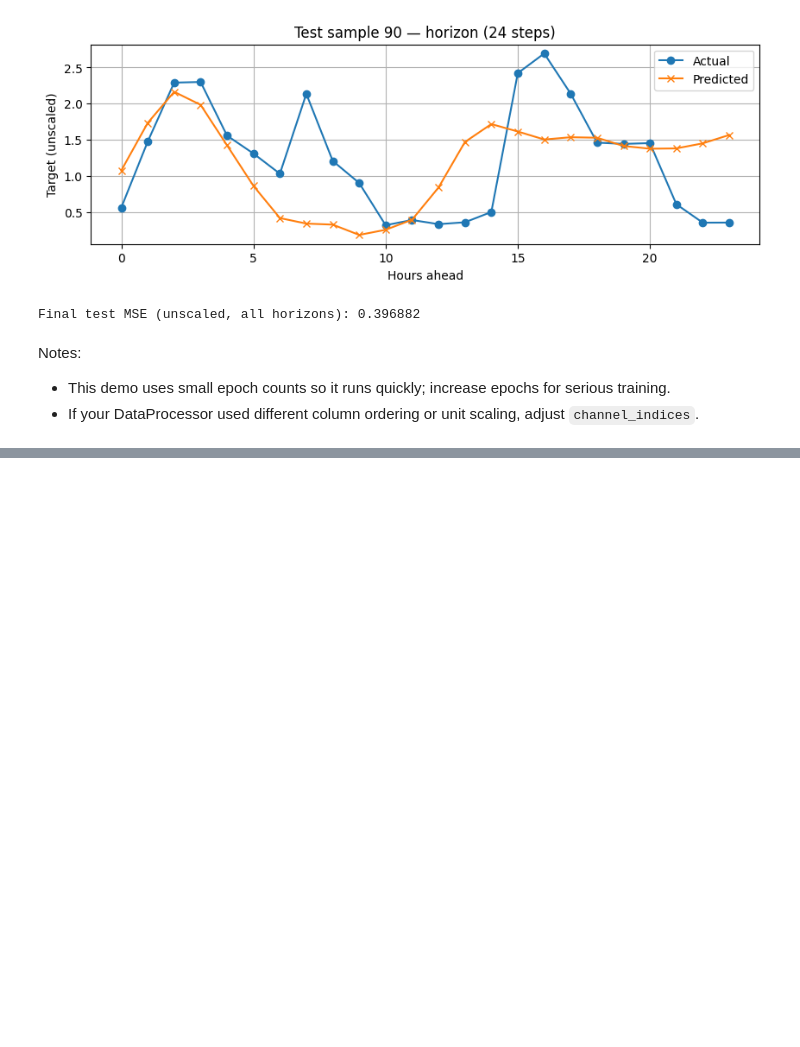
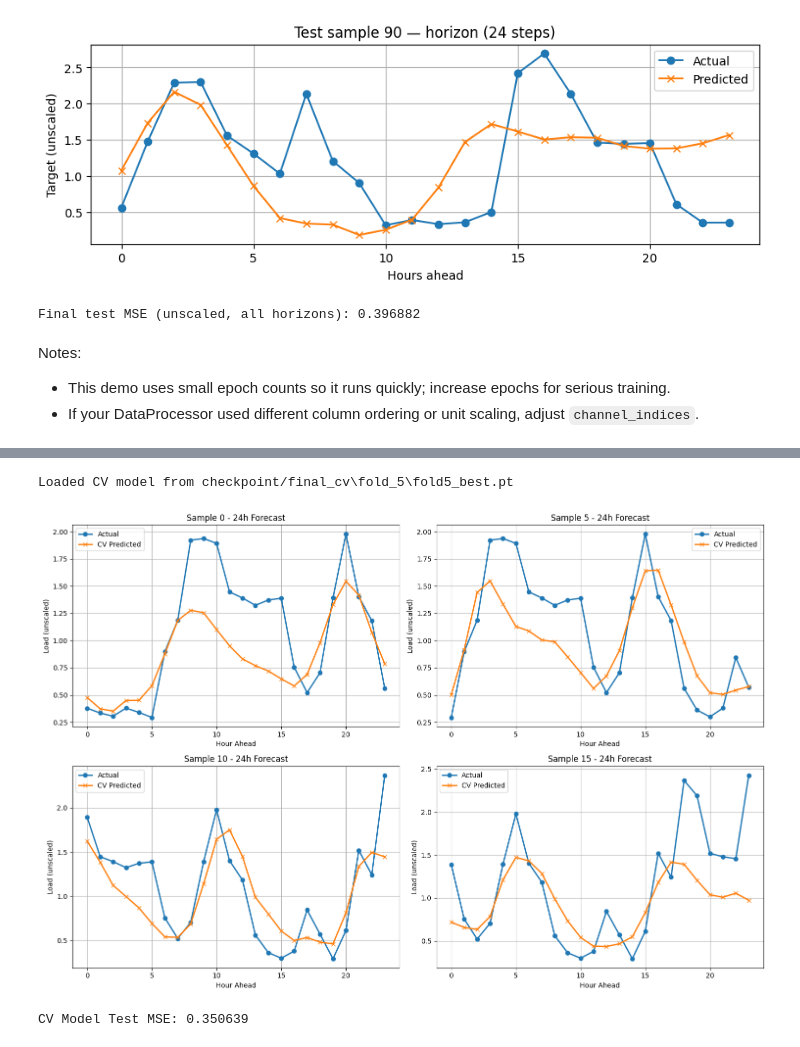
Before and after one commit to FelipeUC2020/ECS171G13, a Jupyter notebook: CNN/cv_demo.ipynb, the cells around one changed output, grey strips where cells are left out. Saved outputs shown, nothing was run; the diff lists cells and outputs as text; code cells hidden in the pictures; blank space fills up the shorter version.

```diff
--- a/CNN/cv_demo.ipynb
+++ b/CNN/cv_demo.ipynb
@@ -401,0 +319,58 @@ Saved summary metrics to cv_demo_summary_metrics.json
+# %%
+# Load and Evaluate Best CV Model for Visualization
+cv_model = make_model()
+if cv_best_checkpoint and os.path.isfile(cv_best_checkpoint):
+    ckpt = torch.load(cv_best_checkpoint, map_location='cpu')
+    cv_model.load_state_dict(ckpt['model_state_dict'])
+    print(f'Loaded CV model from {cv_best_checkpoint}')
+else:
+    print('CV checkpoint not found')
+
+# Evaluate on test set
+device = torch.device('cuda' if torch.cuda.is_available() else 'cpu')
+cv_model = cv_model.to(device)
+cv_model.eval()
+
+with torch.no_grad():
+    Xt = torch.tensor(X_test_ch, dtype=torch.float32).to(device)
+    if Xt.ndim == 3 and Xt.shape[2] == 4 and Xt.shape[1] != 4:
+        Xt = Xt.permute(0, 2, 1)
+    cv_preds = cv_model(Xt)
+    yt = torch.tensor(y_test, dtype=torch.float32).to(device)
+    cv_preds_np = cv_preds.cpu().numpy()
+    yt_np = yt.cpu().numpy()
+
+# Inverse transform
+cv_preds_un = np.zeros_like(cv_preds_np)
+yt_un = np.zeros_like(yt_np)
+for t in range(cv_preds_np.shape[1]):
+    try:
+        cv_preds_un[:, t] = processor.inverse_transform_predictions(cv_preds_np[:, t])
+        yt_un[:, t] = processor.inverse_transform_predictions(yt_np[:, t])
+    except:
+        cv_preds_un[:, t] = cv_preds_np[:, t]
+        yt_un[:, t] = yt_np[:, t]
+
+# Sample visualization
+sample_indices = [0, 5, 10, 15]  # Choose some samples
+plt.figure(figsize=(15, 10))
+for idx, sample_idx in enumerate(sample_indices):
+    if sample_idx < cv_preds_un.shape[0]:
+        plt.subplot(2, 2, idx + 1)
+        plt.plot(range(24), yt_un[sample_idx], marker='o', label='Actual', linewidth=2)
+        plt.plot(range(24), cv_preds_un[sample_idx], marker='x', label='CV Predicted', linewidth=2)
+        plt.title(f'Sample {sample_idx} - 24h Forecast')
+        plt.xlabel('Hour Ahead')
+        plt.ylabel('Load (unscaled)')
+        plt.legend()
+        plt.grid(True)
+plt.tight_layout()
+plt.show()
+
+# Overall MSE
+cv_mse = np.mean((cv_preds_un - yt_un)**2)
+print(f'CV Model Test MSE: {cv_mse:.6f}')
+# %% [output]
+Loaded CV model from checkpoint/final_cv\fold_5\fold5_best.pt
+[figure, added]
+CV Model Test MSE: 0.350639
```
Also changed, not shown: parts of 13 cells of this notebook, 8 other files.
